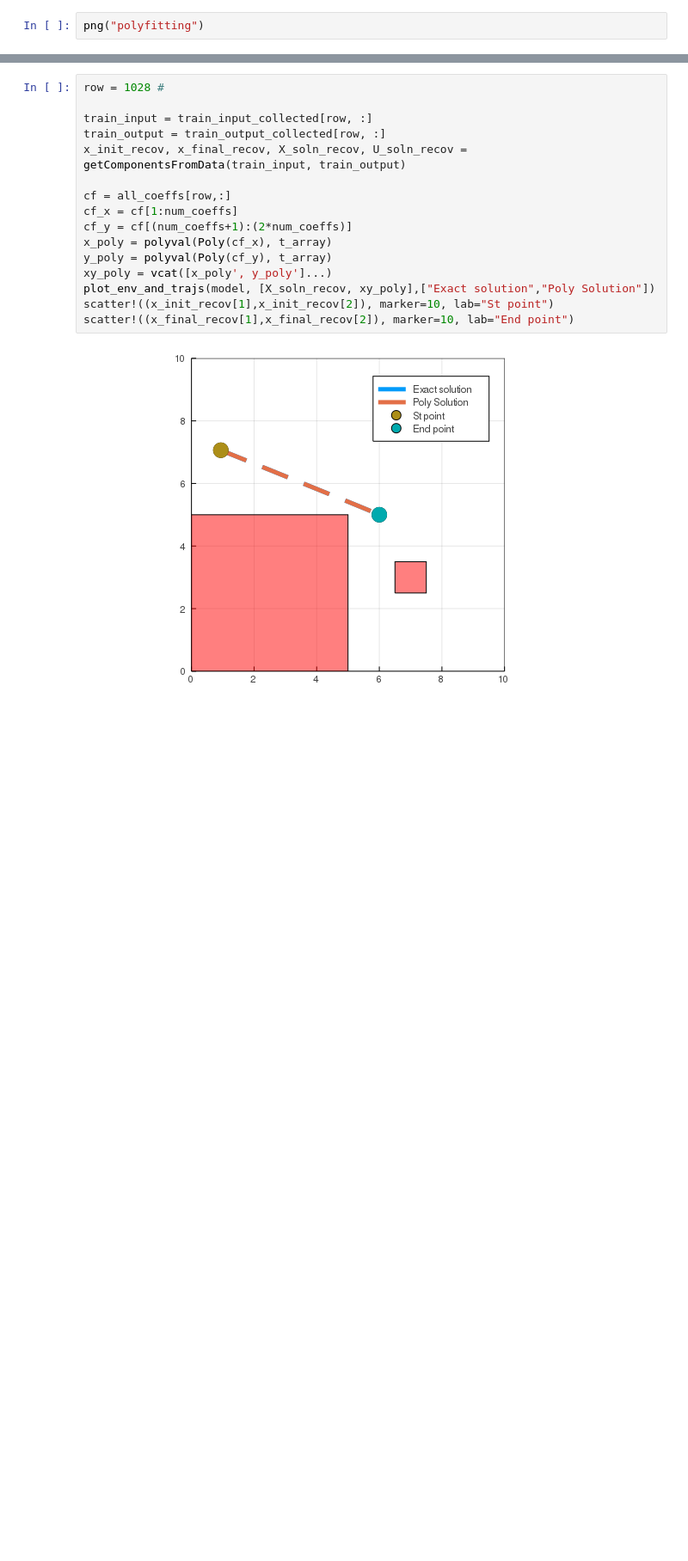
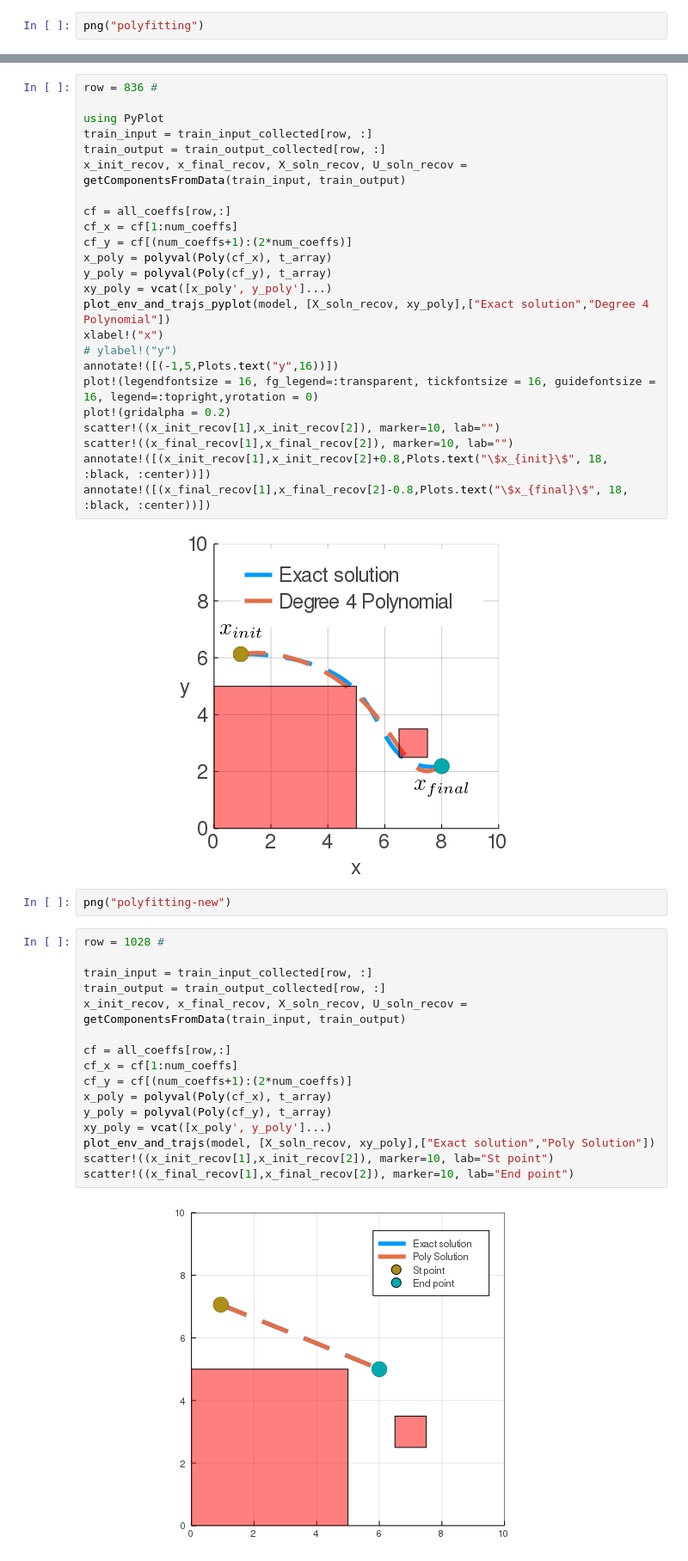
Before and after one commit to StanfordASL/nnGuSTO, a Jupyter notebook: polynomial_regression_poly_2.ipynb, the cells around one changed output, grey strips where cells are left out. Shown at 86% size. Drawn from its saved outputs; the diff is of its cells as text; blank space fills up the shorter version.

Commit message:
Small plot improvements

```diff
--- a/polynomial_regression_poly_2.ipynb
+++ b/polynomial_regression_poly_2.ipynb
@@ -556,3 +608,31 @@ png("polyfitting")
+# %%
+row = 836 #
+
+using PyPlot
+train_input = train_input_collected[row, :]
+train_output = train_output_collected[row, :]
+x_init_recov, x_final_recov, X_soln_recov, U_soln_recov = getComponentsFromData(train_input, train_output)
+
+cf = all_coeffs[row,:]
+cf_x = cf[1:num_coeffs]
+cf_y = cf[(num_coeffs+1):(2*num_coeffs)]
+x_poly = polyval(Poly(cf_x), t_array)
+y_poly = polyval(Poly(cf_y), t_array)
+xy_poly = vcat([x_poly', y_poly']...)
+plot_env_and_trajs_pyplot(model, [X_soln_recov, xy_poly],["Exact solution","Degree 4 Polynomial"])
+xlabel!("x")
+# ylabel!("y")
+annotate!([(-1,5,Plots.text("y",16))])
+plot!(legendfontsize = 16, fg_legend=:transparent, tickfontsize = 16, guidefontsize = 16, legend=:topright,yrotation = 0)
+plot!(gridalpha = 0.2)
+scatter!((x_init_recov[1],x_init_recov[2]), marker=10, lab="")
+scatter!((x_final_recov[1],x_final_recov[2]), marker=10, lab="")
+annotate!([(x_init_recov[1],x_init_recov[2]+0.8,Plots.text("\$x_{init}\$", 18, :black, :center))])
+annotate!([(x_final_recov[1],x_final_recov[2]-0.8,Plots.text("\$x_{final}\$", 18, :black, :center))])
+# %% [output]
+[figure, added]
+# %%
+png("polyfitting-new")
 # %%
 row = 1028 #
 
```
Also changed, not shown: parts of 7 cells of this notebook, 2 other files.
